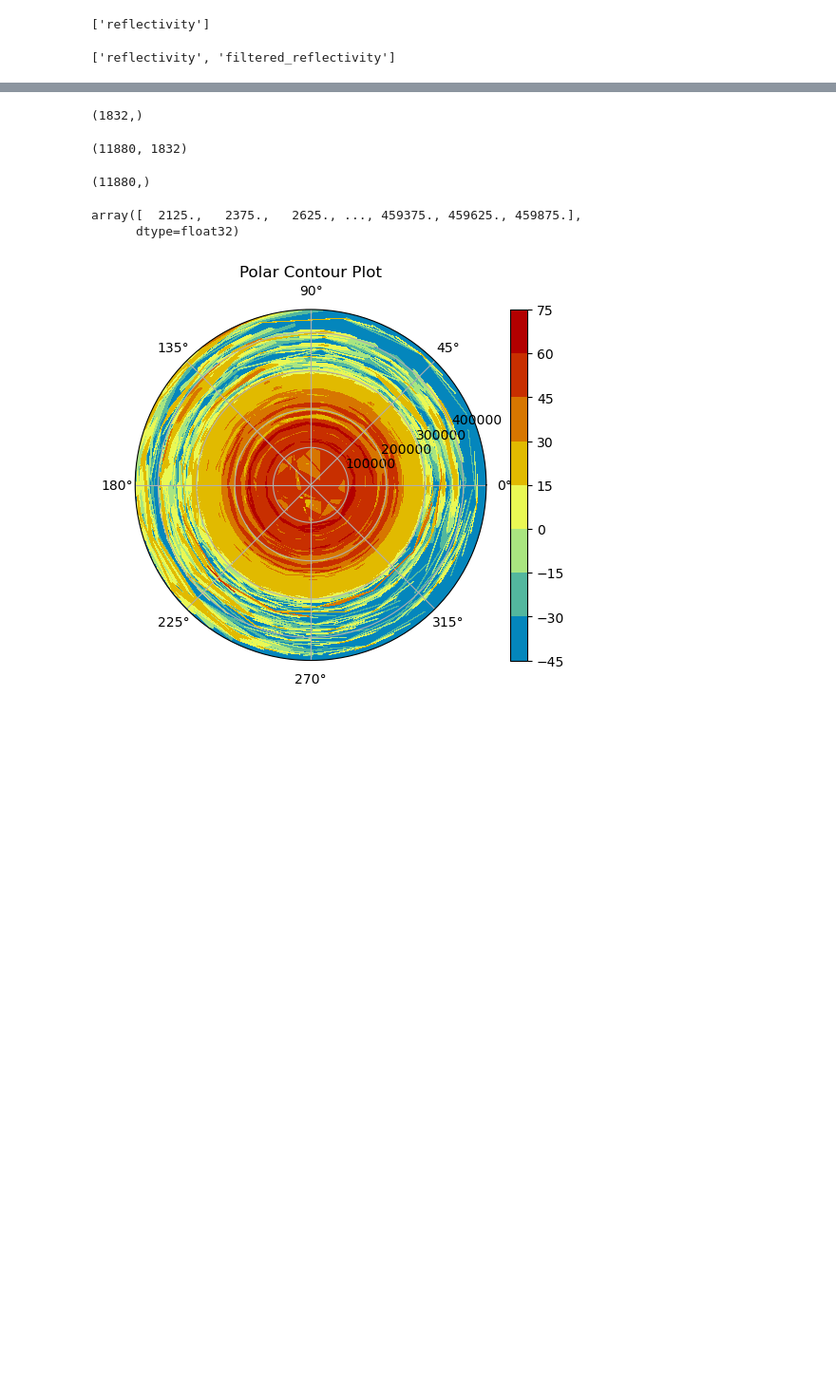
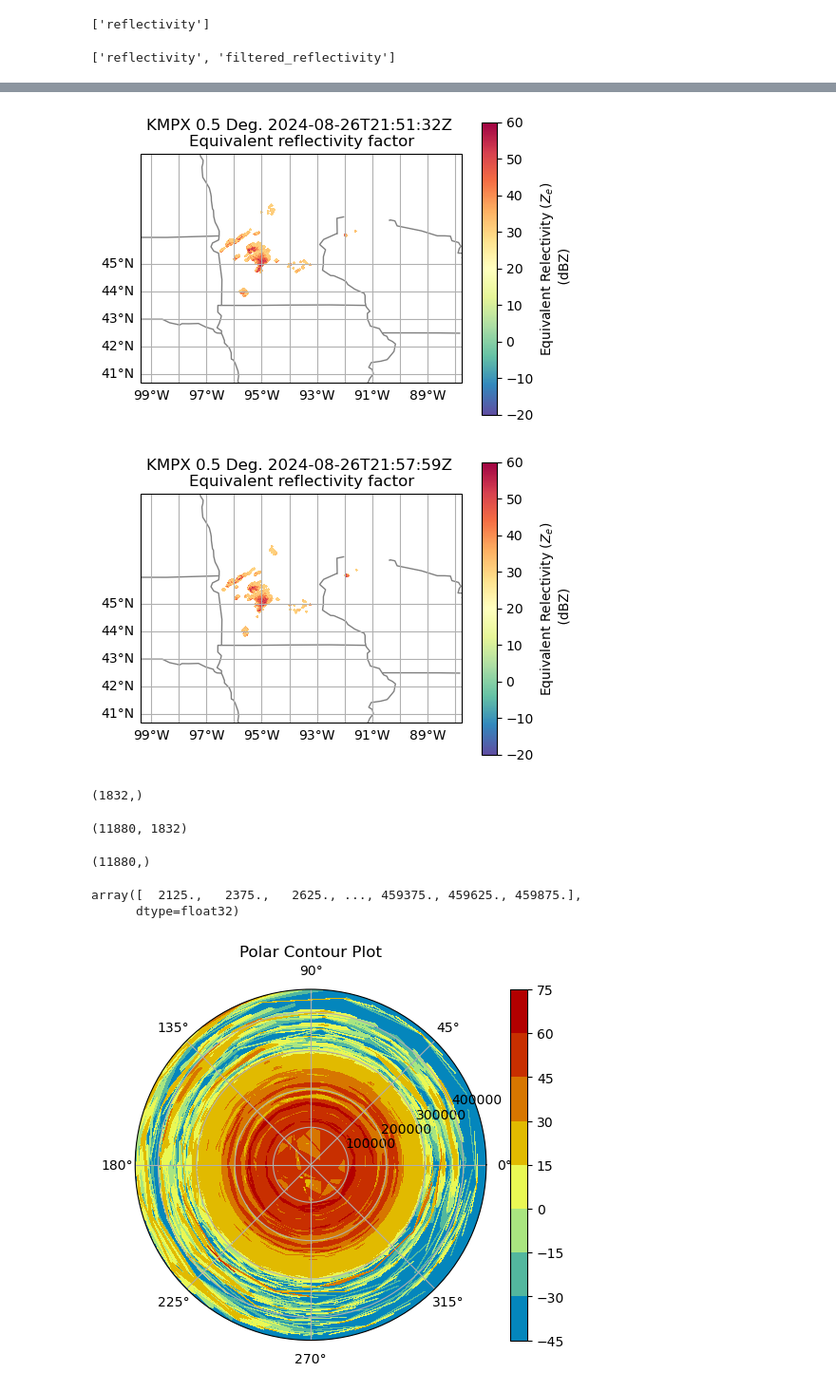
Before and after one commit to moehler438/radar_project, a Jupyter notebook: Radar.ipynb, the cells around one changed output, grey strips where cells are left out. Shown at 95% size. Cells and saved outputs as stored; diff of their text form; code cells hidden in the pictures; blank space fills up the shorter version.

```diff
--- a/Radar.ipynb
+++ b/Radar.ipynb
@@ -52,12 +54,17 @@ list(radar.fields)
 # %%
 # Create gatefilter and copy reflectivity field
 gatefilter = pyart.correct.GateFilter(radar)
+gatefilter2 = pyart.correct.GateFilter(radar2)
 gatefilter.exclude_below('reflectivity', 30)
-nf = deepcopy(radar.fields['reflectivity'])
+gatefilter2.exclude_below('reflectivity', 30)
+dc1 = deepcopy(radar.fields['reflectivity'])
+dc2 = deepcopy(radar2.fields['reflectivity'])
 
 # Apply gatefilter to coppied field and add field to data
-nf['data'] = np.ma.masked_where(gatefilter.gate_excluded, nf['data'])
-radar.add_field('filtered_reflectivity', nf, replace_existing=True)
+dc1['data'] = np.ma.masked_where(gatefilter.gate_excluded, dc1['data'])
+radar.add_field('filtered_reflectivity', dc1, replace_existing=True)
+dc2['data'] = np.ma.masked_where(gatefilter2.gate_excluded, dc2['data'])
+radar2.add_field('filtered_reflectivity', dc2, replace_existing=True)
 
 #List radar variables in data
 list(radar.fields)
@@ -66,3 +108,36 @@ list(radar.fields)
+# %%
+#plot filtered relectivity values for frame 1(30 dbz or greater)
+fig = plt.figure(figsize=(12, 4))
+display = pyart.graph.RadarMapDisplay(radar)
+
+ax = plt.subplot(121, projection=ccrs.PlateCarree())
+
+display.plot_ppi_map(
+    'filtered_reflectivity',
+    sweep=0,
+    ax=ax,
+    colorbar_label="Equivalent Relectivity ($Z_{e}$) \n (dBZ)",
+    vmin=-20,
+    vmax=60,
+)
+
+#plot filtered relectivity values for frame 2(30 dbz or greater)
+fig = plt.figure(figsize=(12, 4))
+display = pyart.graph.RadarMapDisplay(radar2)
+
+ax = plt.subplot(121, projection=ccrs.PlateCarree())
+
+display.plot_ppi_map(
+    'filtered_reflectivity',
+    sweep=0,
+    ax=ax,
+    colorbar_label="Equivalent Relectivity ($Z_{e}$) \n (dBZ)",
+    vmin=-20,
+    vmax=60,
+)
+# %% [output]
+[figure, added]
+[figure, added]
 # %%
 range = radar.range['data']
 data = radar.fields['reflectivity']['data'].data[:]
```
Also changed, not shown: parts of 7 cells of this notebook.
